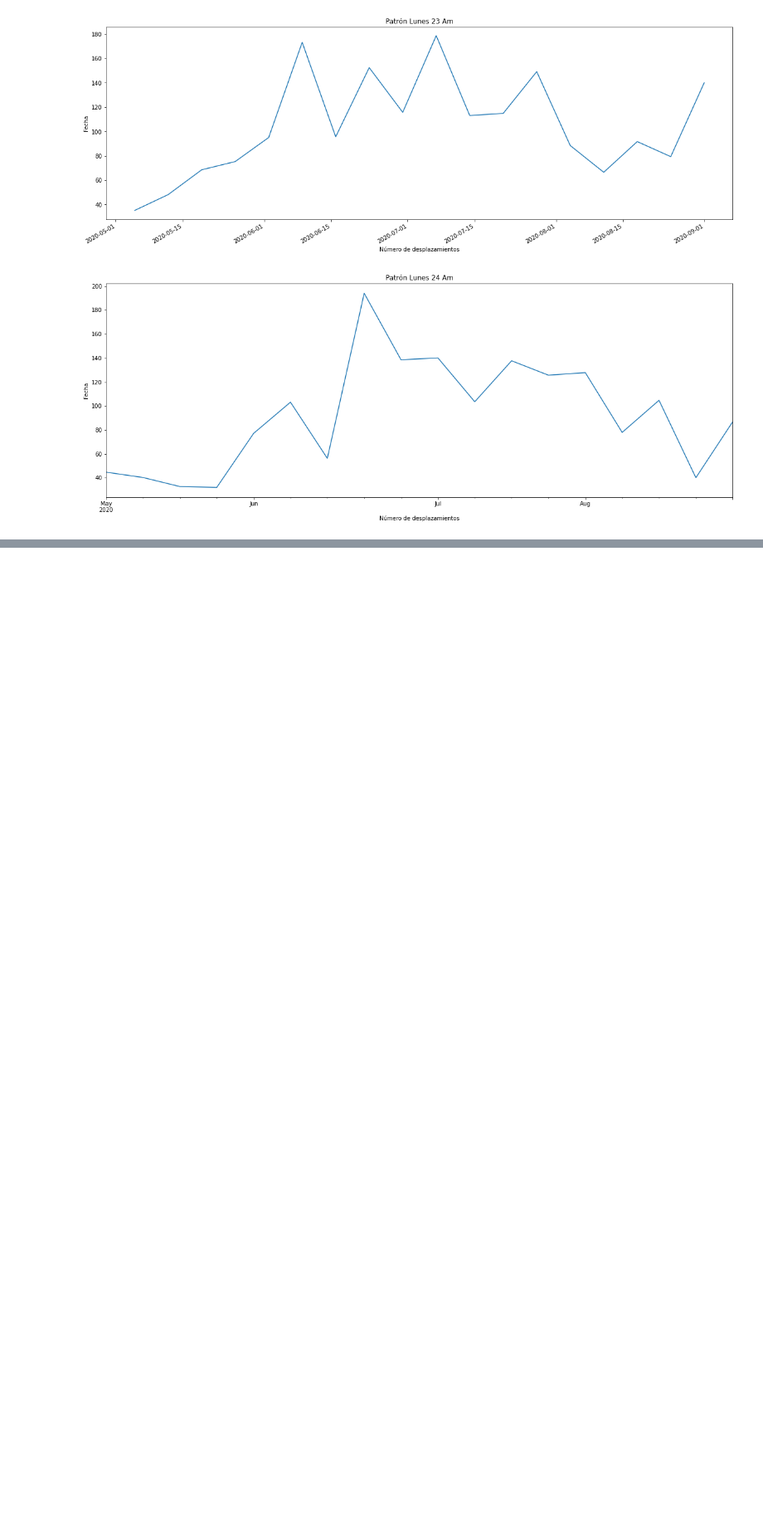
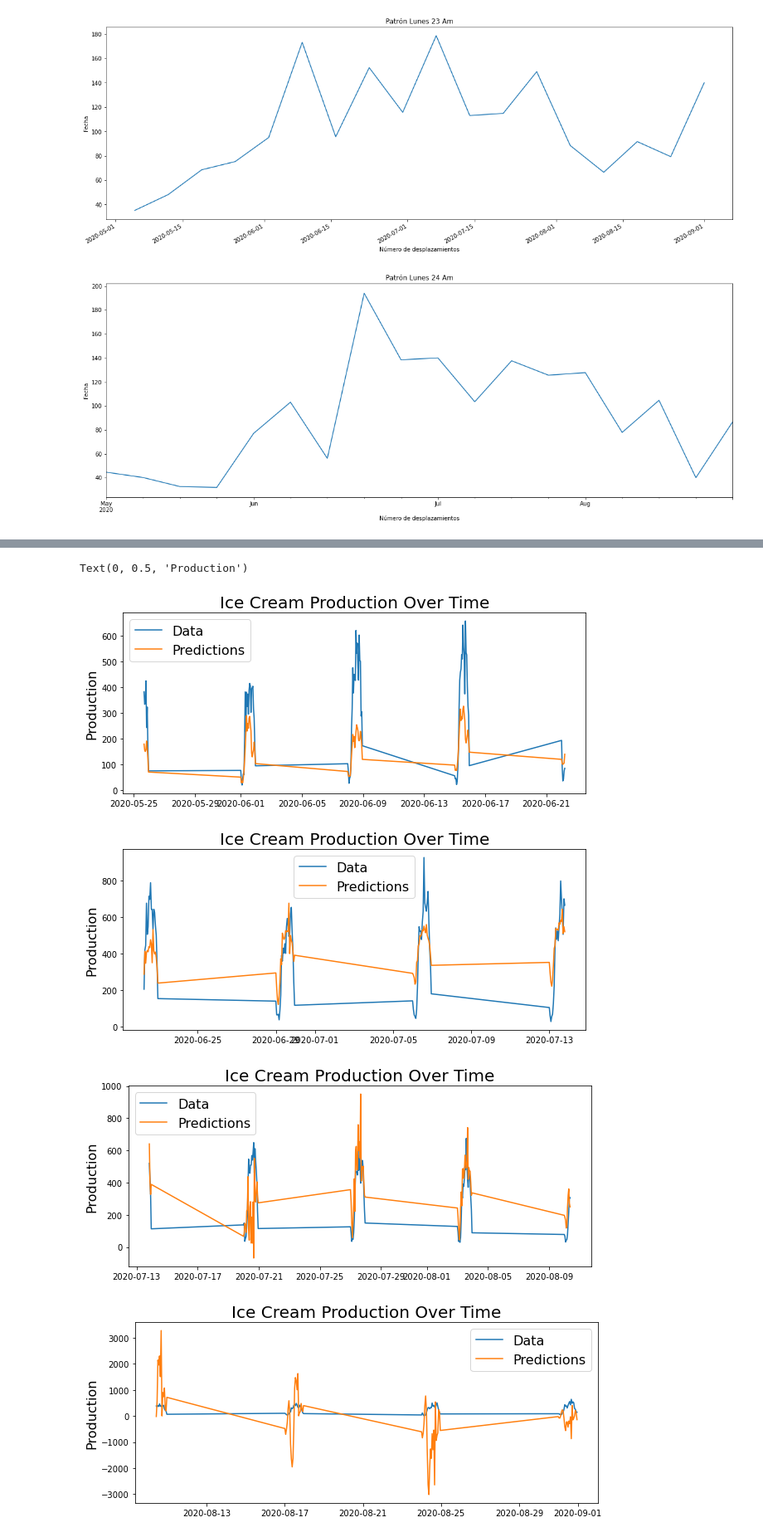
Before and after one commit to Jhonvalencia77/6to_avance, a Jupyter notebook: Cross_Validation_OnaRollingBasis.ipynb, the cells around one changed output, grey strips where cells are left out. Shown at 83% size. Drawn from its saved outputs; the diff is of its cells as text; code cells hidden in the pictures; blank space fills up the shorter version.

```diff
--- a/Cross_Validation_OnaRollingBasis.ipynb
+++ b/Cross_Validation_OnaRollingBasis.ipynb
@@ -612,0 +719,34 @@ RMSE
+# %%
+plt.figure(figsize=(10,4))
+plt.plot(true_values_1)
+plt.plot(predictions_1)
+plt.legend(('Data','Predictions'),fontsize=16)
+plt.title('Ice Cream Production Over Time', fontsize=20)
+plt.ylabel('Production',fontsize=16)
+
+plt.figure(figsize=(10,4))
+plt.plot(true_values_2)
+plt.plot(predictions_2)
+plt.legend(('Data','Predictions'),fontsize=16)
+plt.title('Ice Cream Production Over Time', fontsize=20)
+plt.ylabel('Production',fontsize=16)
+
+plt.figure(figsize=(10,4))
+plt.plot(true_values_3)
+plt.plot(predictions_3)
+plt.legend(('Data','Predictions'),fontsize=16)
+plt.title('Ice Cream Production Over Time', fontsize=20)
+plt.ylabel('Production',fontsize=16)
+
+plt.figure(figsize=(10,4))
+plt.plot(true_values_4)
+plt.plot(predictions_4)
+plt.legend(('Data','Predictions'),fontsize=16)
+plt.title('Ice Cream Production Over Time', fontsize=20)
+plt.ylabel('Production',fontsize=16)
+# %% [output]
+Text(0, 0.5, 'Production')
+[figure, added]
+[figure, added]
+[figure, added]
+[figure, added]
```
Also changed, not shown: parts of 20 cells of this notebook.
